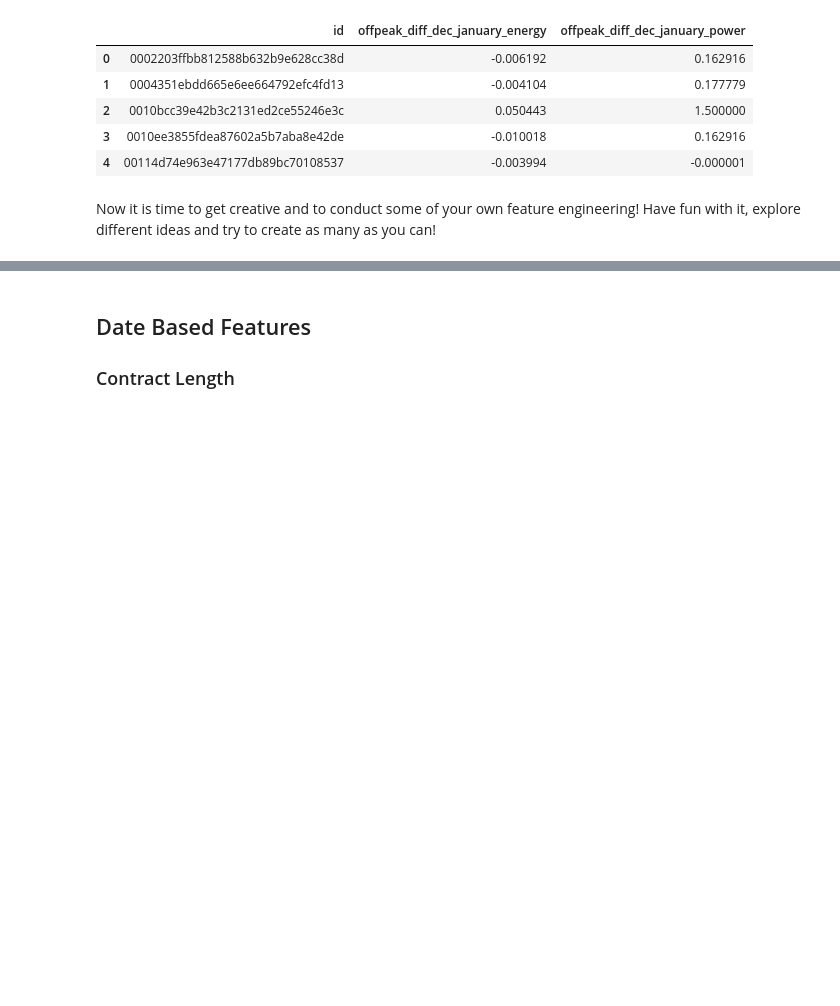
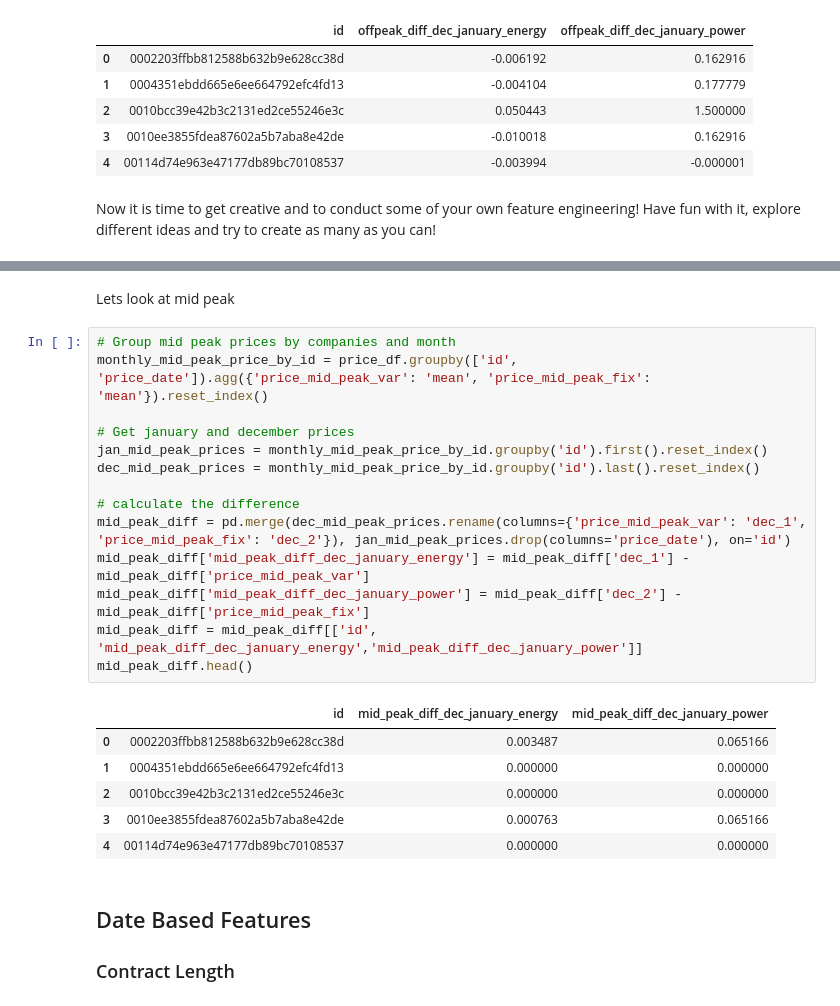
Before and after one commit to jcw5937/BCG_Project, a Jupyter notebook: Task 3 - feature_engineering.ipynb, the cells around one changed output, grey strips where cells are left out. Drawn from its saved outputs; the diff is of its cells as text; blank space fills up the shorter version.

```diff
--- a/Task 3 - feature_engineering.ipynb
+++ b/Task 3 - feature_engineering.ipynb
@@ -75,3 +102,26 @@ Now it is time to get creative and to conduct some of your own feature engineeri
+# %% [markdown]
+Lets look at mid peak
+# %%
+# Group mid peak prices by companies and month
+monthly_mid_peak_price_by_id = price_df.groupby(['id', 'price_date']).agg({'price_mid_peak_var': 'mean', 'price_mid_peak_fix': 'mean'}).reset_index()
+
+# Get january and december prices
+jan_mid_peak_prices = monthly_mid_peak_price_by_id.groupby('id').first().reset_index()
+dec_mid_peak_prices = monthly_mid_peak_price_by_id.groupby('id').last().reset_index()
+
+# calculate the difference
+mid_peak_diff = pd.merge(dec_mid_peak_prices.rename(columns={'price_mid_peak_var': 'dec_1', 'price_mid_peak_fix': 'dec_2'}), jan_mid_peak_prices.drop(columns='price_date'), on='id')
+mid_peak_diff['mid_peak_diff_dec_january_energy'] = mid_peak_diff['dec_1'] - mid_peak_diff['price_mid_peak_var']
+mid_peak_diff['mid_peak_diff_dec_january_power'] = mid_peak_diff['dec_2'] - mid_peak_diff['price_mid_peak_fix']
+mid_peak_diff = mid_peak_diff[['id', 'mid_peak_diff_dec_january_energy','mid_peak_diff_dec_january_power']]
+mid_peak_diff.head()
+# %% [output]
+|  | id | mid_peak_diff_dec_january_energy | mid_peak_diff_dec_january_power |
+| 0 | 0002203ffbb812588b632b9e628cc38d | 0.003487 | 0.065166 |
+| 1 | 0004351ebdd665e6ee664792efc4fd13 | 0.000000 | 0.000000 |
+| 2 | 0010bcc39e42b3c2131ed2ce55246e3c | 0.000000 | 0.000000 |
+| 3 | 0010ee3855fdea87602a5b7aba8e42de | 0.000763 | 0.065166 |
+| 4 | 00114d74e963e47177db89bc70108537 | 0.000000 | 0.000000 |
 # %% [markdown]
 ## Date Based Features
 
```
Also changed, not shown: parts of 2 cells of this notebook.
